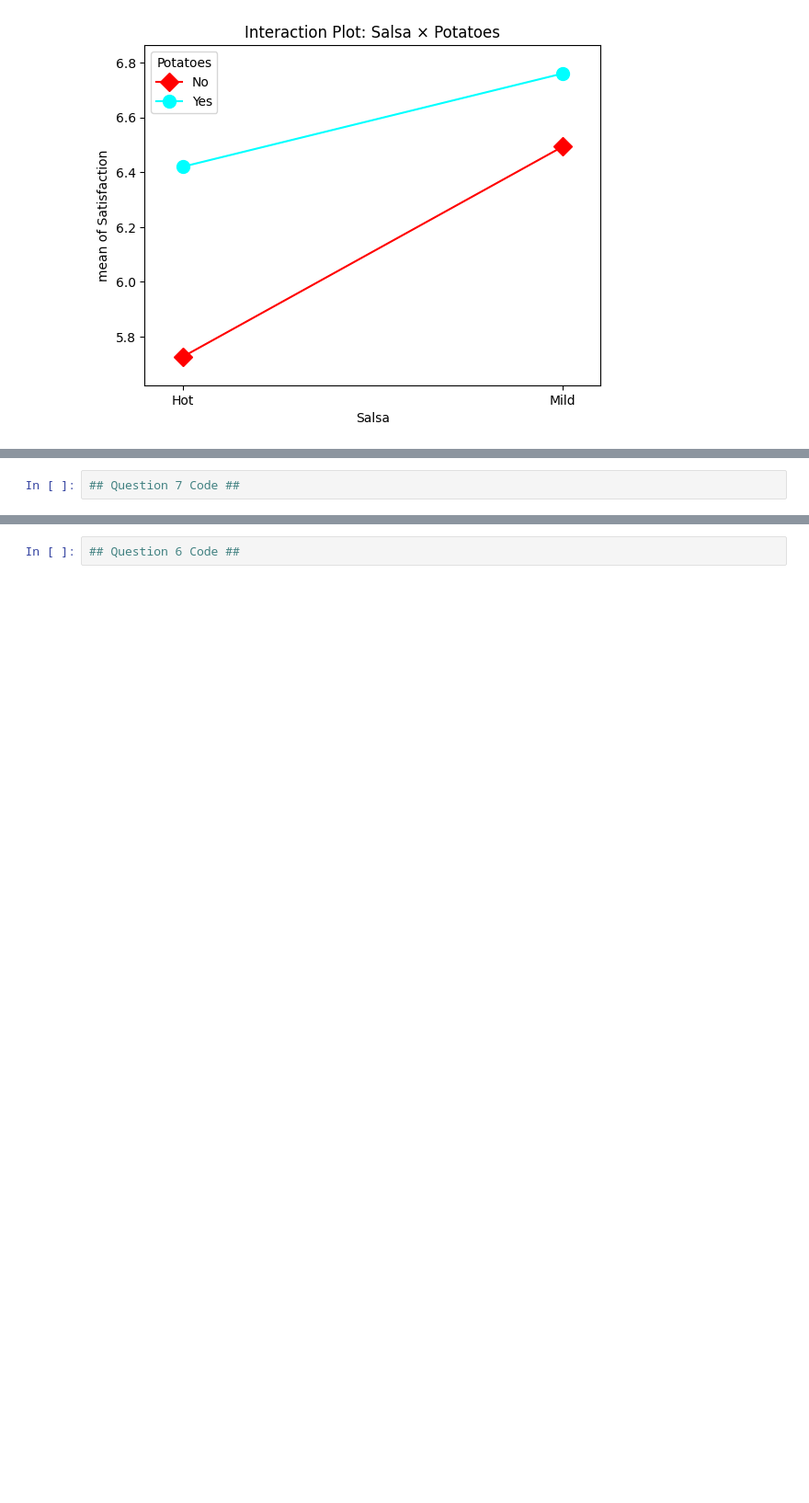
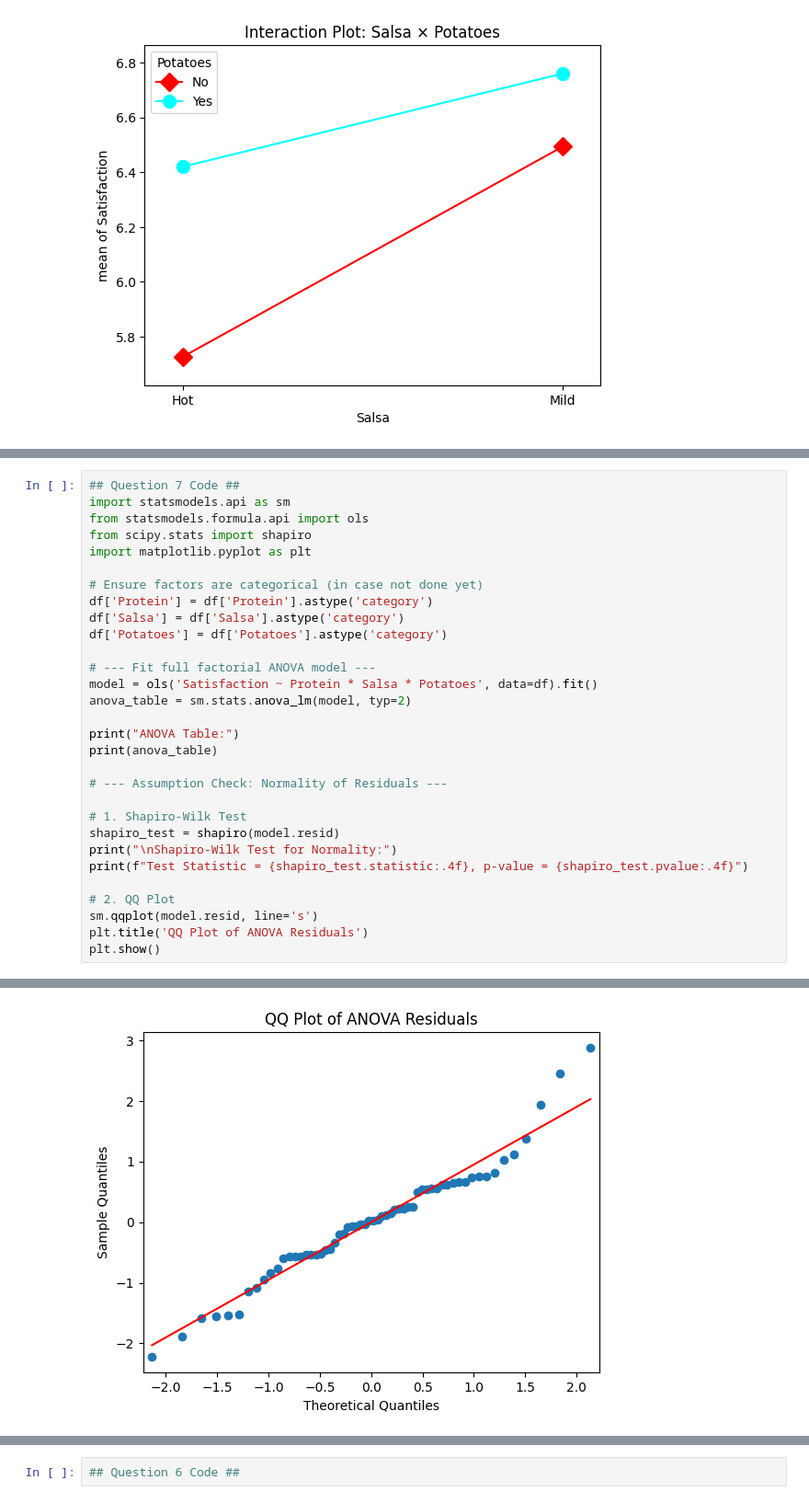
Before and after one commit to christinatalerico13/STAT-7220-Applied-Experimental-Design, a Jupyter notebook: Assignments/Final-Exam/Final-Exam.ipynb, the cells around one changed output, grey strips where cells are left out. Shown at 92% size. Drawn from its saved outputs; the diff is of its cells as text; blank space fills up the shorter version.

```diff
--- a/Assignments/Final-Exam/Final-Exam.ipynb
+++ b/Assignments/Final-Exam/Final-Exam.ipynb
@@ -223,2 +226,31 @@ Summary Statistics:
 # %%
 ## Question 7 Code ##
+import statsmodels.api as sm
+from statsmodels.formula.api import ols
+from scipy.stats import shapiro
+import matplotlib.pyplot as plt
+
+# Ensure factors are categorical (in case not done yet)
+df['Protein'] = df['Protein'].astype('category')
+df['Salsa'] = df['Salsa'].astype('category')
+df['Potatoes'] = df['Potatoes'].astype('category')
+
+# --- Fit full factorial ANOVA model ---
+model = ols('Satisfaction ~ Protein * Salsa * Potatoes', data=df).fit()
+anova_table = sm.stats.anova_lm(model, typ=2)
+
+print("ANOVA Table:")
+print(anova_table)
+
+# --- Assumption Check: Normality of Residuals ---
+
+# 1. Shapiro-Wilk Test
+shapiro_test = shapiro(model.resid)
+print("\nShapiro-Wilk Test for Normality:")
+print(f"Test Statistic = {shapiro_test.statistic:.4f}, p-value = {shapiro_test.pvalue:.4f}")
+
+# 2. QQ Plot
+sm.qqplot(model.resid, line='s')
+plt.title('QQ Plot of ANOVA Residuals')
+plt.show()
+# %% [output]
@@ -225,2 +270,3 @@ Summary Statistics:
+[figure, added]
 # %% [markdown]
 8. Check the assumption of constant variance using a testing method and a visual method. Does the assumption hold? Why or why not?
```
Also changed, not shown: parts of 11 cells of this notebook.
